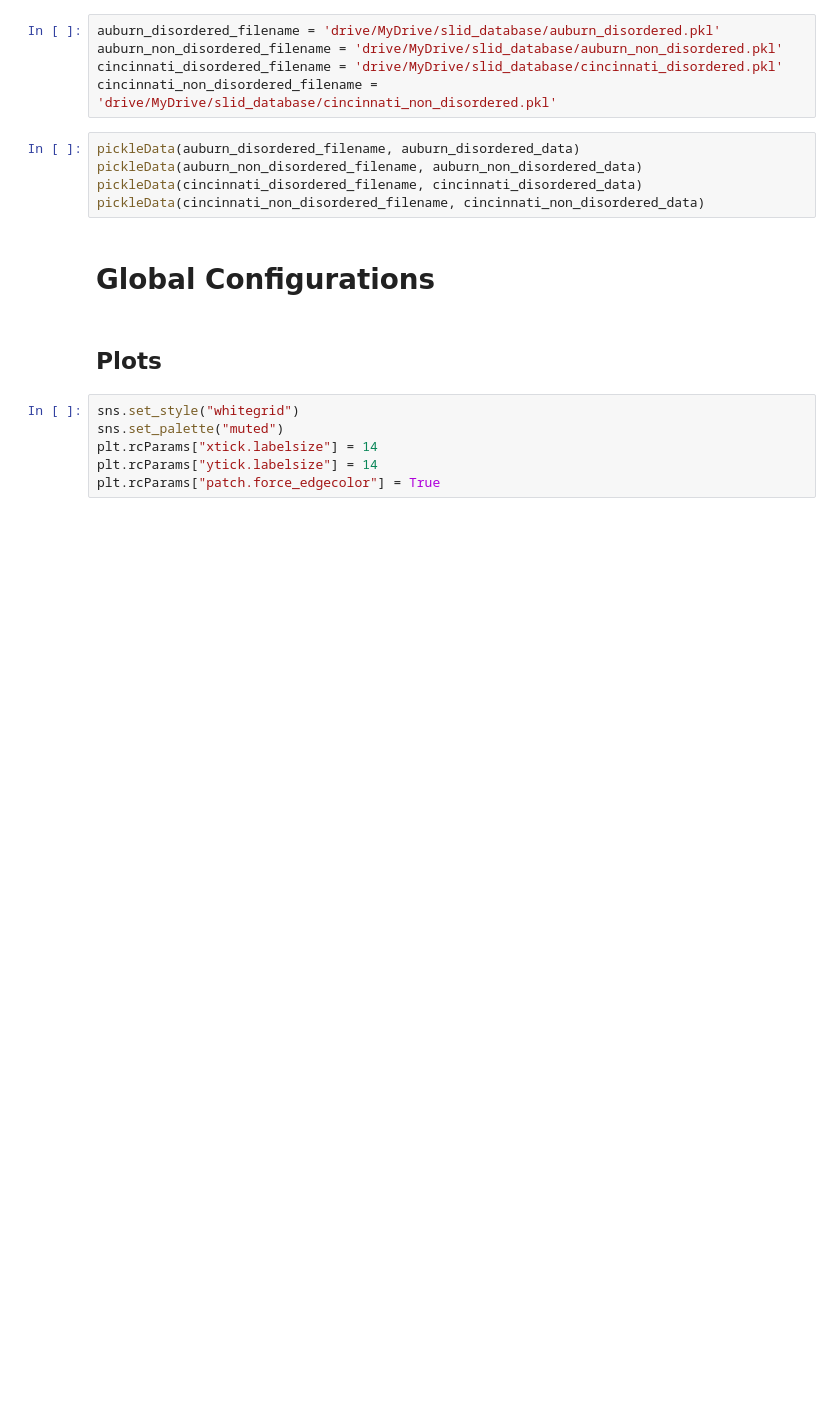
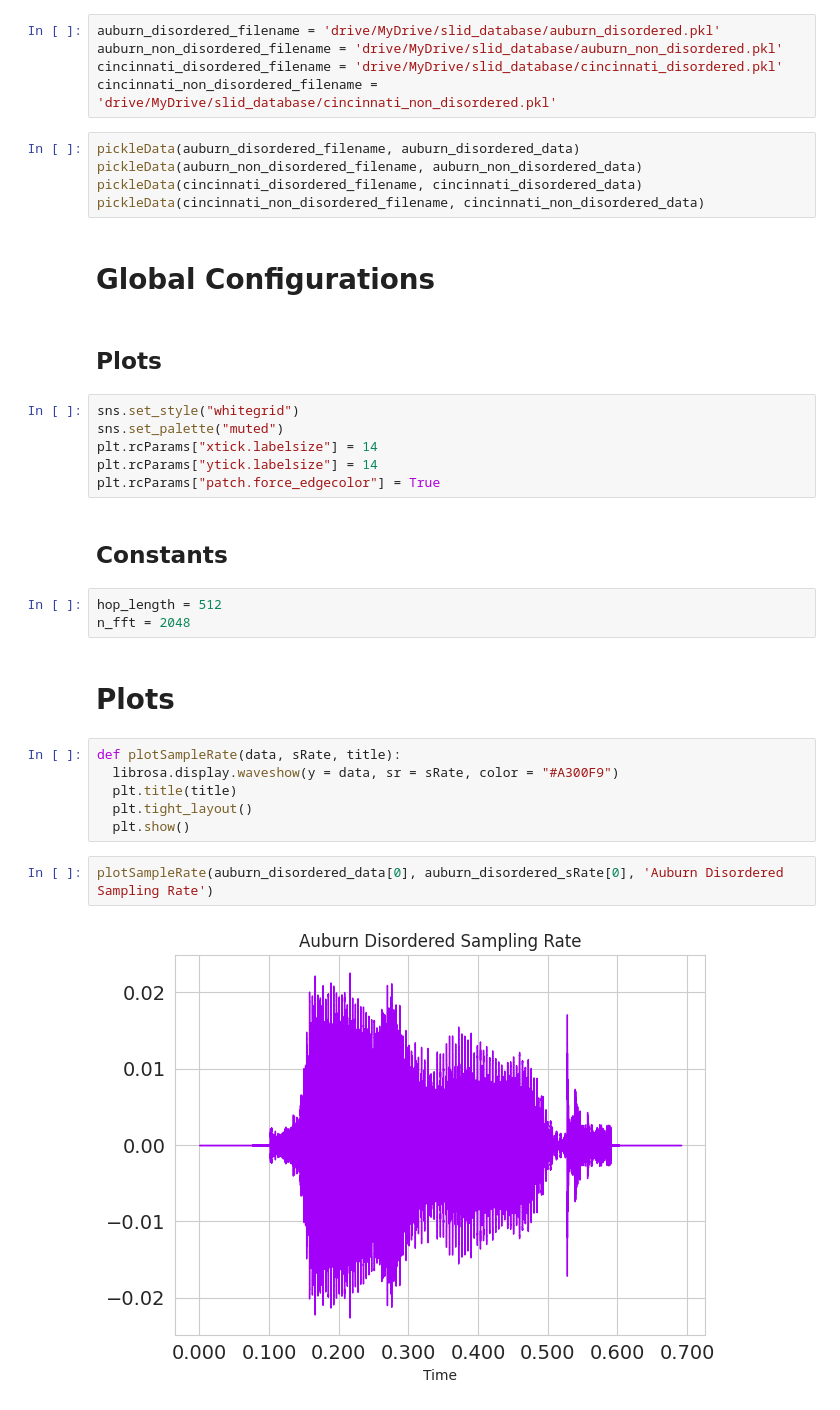
Before and after one commit to vTheWise/speech_language_impairment_detection, a Jupyter notebook: SLID_EDA.ipynb, the cells around one changed output. Cells and saved outputs as stored; diff of their text form; blank space fills up the shorter version.

Commit message:
Initial Plots

```diff
--- a/SLID_EDA.ipynb
+++ b/SLID_EDA.ipynb
@@ -115,3 +111,20 @@ sns.set_palette("muted")
 plt.rcParams["xtick.labelsize"] = 14
 plt.rcParams["ytick.labelsize"] = 14
 plt.rcParams["patch.force_edgecolor"] = True
+# %% [markdown]
+## Constants
+# %%
+hop_length = 512
+n_fft = 2048
+# %% [markdown]
+# Plots
+# %%
+def plotSampleRate(data, sRate, title):
+  librosa.display.waveshow(y = data, sr = sRate, color = "#A300F9")
+  plt.title(title)
+  plt.tight_layout()
+  plt.show()
+# %%
+plotSampleRate(auburn_disordered_data[0], auburn_disordered_sRate[0], 'Auburn Disordered Sampling Rate')
+# %% [output]
+[figure, added]
```
Also changed, not shown: parts of 10 cells of this notebook.
